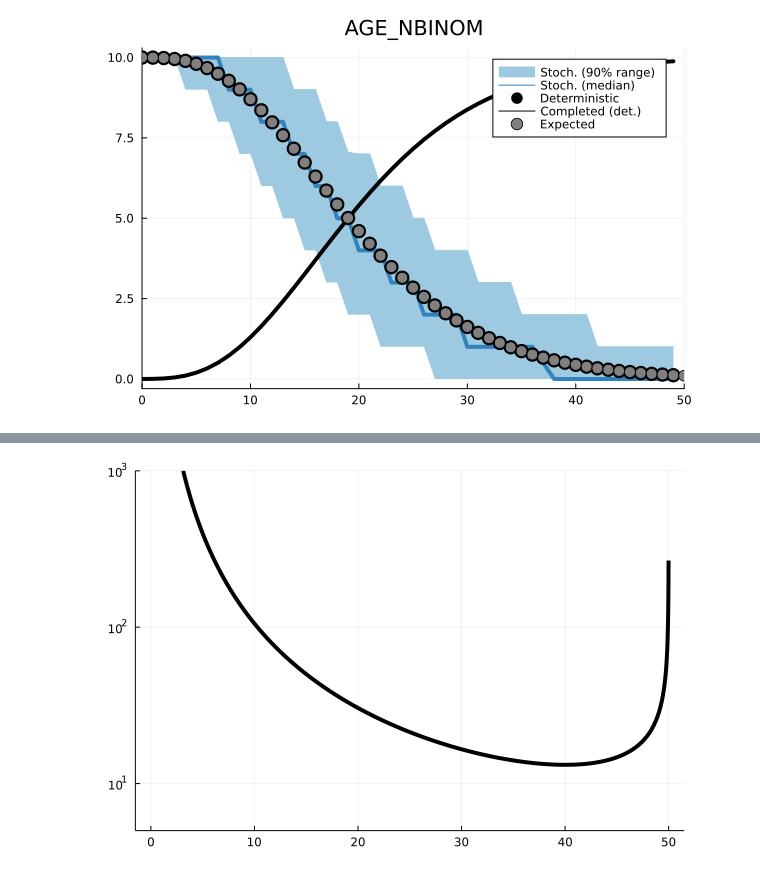
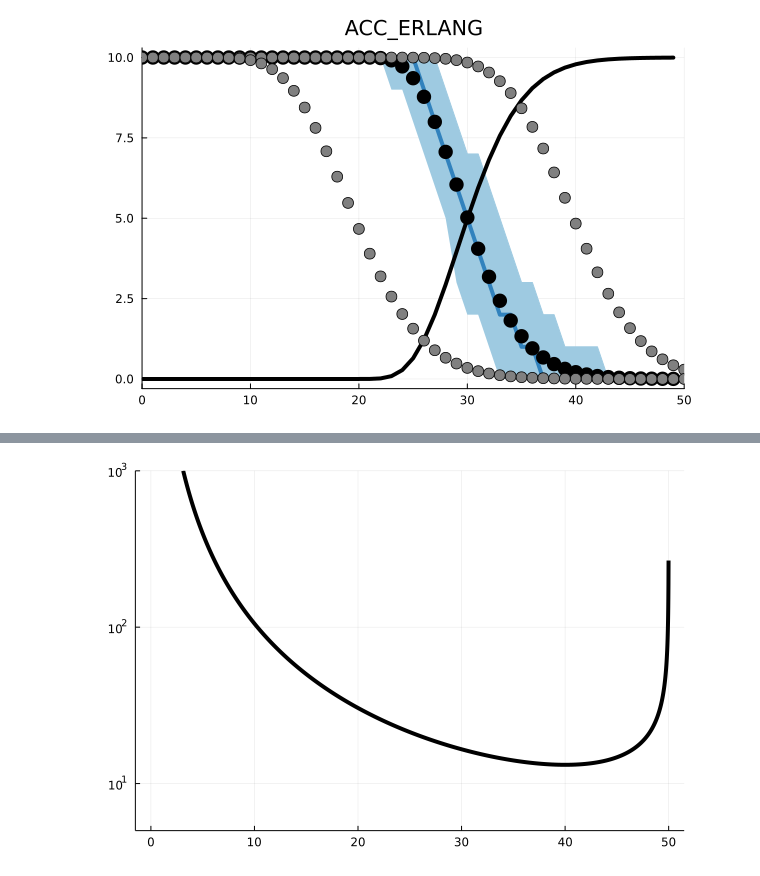
Before and after one commit to kerguler/Population, a Jupyter notebook: docs/examples/demo.ipynb, the cells around one changed output, grey strips where cells are left out. Saved outputs shown, nothing was run; the diff lists cells and outputs as text; code cells hidden in the pictures.

```diff
--- a/docs/examples/demo.ipynb
+++ b/docs/examples/demo.ipynb
@@ -5 +6,21 @@ using Distributions
 using LaTeXStrings
+# %%
+hazards = ["ACC_ERLANG", "ACC_PASCAL", "ACC_FIXED", "AGE_FIXED", "AGE_CONST", "AGE_GAMMA", "AGE_NBINOM"]
+
+outs = Dict()
+csv = readdlm("ex1/mat/out.csv", ',', Float64)
+for i in 1:7
+    out = csv[csv[:,1] .== i-1, [2,3,4,5]]
+    #
+    out_det = out[out[:,1] .== 0.0, [2,3,4]]
+    #
+    tmp = out[out[:,1] .!= 0.0, [2,3,4]]
+    tmp = reshape(tmp, (50, 1000, 3))
+    out_sto = vcat(tmp[1,1,1],quantile(tmp[1,:,2],[0.05,0.5,0.95]))
+    for i in 2:size(tmp)[1]
+        out_sto = hcat(out_sto, vcat(tmp[i,1,1],quantile(tmp[i,:,2],[0.05,0.5,0.95])))
+    end
+    out_sto = transpose(out_sto)
+    #
+    outs[hazards[i]] = Dict("out_det"=>out_det, "out_sto"=>out_sto)
+end
@@ -36,46 +100,42 @@ out_sto = transpose(out_sto)
 # %%
-N = 10.0
-devmn = 20.0
-devsd = 10.0
-xr = 0:50
+devmn = 40.0
+devmn2 = 20.0
+devsd = 5.0
 
-hazards = ["AGE_NBINOM"] #["ACC_ERLANG", "ACC_PASCAL", "ACC_FIXED", "AGE_FIXED", "AGE_CONST", "AGE_GAMMA", "AGE_NBINOM"]
+hazards = ["ACC_ERLANG", "ACC_FIXED", "AGE_FIXED", "AGE_GAMMA"]
 for hazard in hazards
     if hazard == "ACC_ERLANG"
-        theta = (devsd^2) / devmn
-        k = devmn / theta
-    elseif hazard == "ACC_PASCAL"
-        theta = devmn / (devsd^2)
-        k = devmn * theta / (1.0 - theta)
+        theta1 = (devsd^2) / devmn
+        k1 = devmn / theta1
+        theta2 = (devsd^2) / devmn2
+        k2 = devmn2 / theta2
     elseif hazard == "ACC_FIXED"
-        k = devmn
-        theta = 1.0
+        k1 = devmn
+        k2 = devmn2
     elseif hazard == "AGE_FIXED"
-        k = devmn
-        theta = 1.0
-    elseif hazard == "AGE_CONST"
-        k = 1.0
-        theta = 1.0/devmn
+        k1 = devmn
+        k2 = devmn2
     elseif hazard == "AGE_GAMMA"
-        theta = (devsd^2) / devmn
-        k = devmn / theta
-    elseif hazard == "AGE_NBINOM"
-        theta = devmn / (devsd^2)
-        k = devmn * theta / (1.0 - theta)
+        theta1 = (devsd^2) / devmn
+        k1 = devmn / theta1
+        theta2 = (devsd^2) / devmn2
+        k2 = devmn2 / theta2
     end
-    println(string("k=",k," theta=",theta))
-    plot(out_sto[:,1], out_sto[:,4], fillrange = out_sto[:,2], title=hazard, c="#9ecae1", label="Stoch. (90% range)")
-    plot!(out_sto[:,1], out_sto[:,3], lw=4, c="#3182bd", label="Stoch. (median)")
-    plot!(out_det[:,1], out_det[:,2], line = :scatter, c="black", ms=8, label="Deterministic")
-    plot!(out_det[:,1], cumsum(out_det[:,3]), c="black", lw=4, label="Completed (det.)")
+    out = outs[hazard]
+    out_det = out["out_det"]
+    out_sto = out["out_sto"]
+    plot(out_sto[:,1], out_sto[:,4], fillrange = out_sto[:,2], title=hazard, c="#9ecae1", label=:none)
+    plot!(out_sto[:,1], out_sto[:,3], lw=4, c="#3182bd", label=:none)
+    plot!(out_det[:,1], out_det[:,2], line = :scatter, c="black", ms=8, label=:none)
+    plot!(out_det[:,1], cumsum(out_det[:,3]), c="black", lw=4, label=:none)
     if hazard in ["ACC_ERLANG" "AGE_GAMMA"]
-        plot!(xr, N*(1.0 .- cdf(Gamma(k,theta),xr)), line= :scatter, c="gray", ms=6, label="Expected")
+        plot!(xr, N*(1.0 .- cdf(Gamma(k1,theta1),xr)), line= :scatter, c="gray", ms=6, label=:none)
+        plot!(xr, N*(1.0 .- cdf(Gamma(k2,theta2),xr)), line= :scatter, c="gray", ms=6, label=:none)
     elseif hazard in ["ACC_PASCAL" "AGE_NBINOM"]
-        plot!(xr, N*(1.0 .- cdf(NegativeBinomial(k,theta),xr .- 1)), line= :scatter, c="gray", ms=6, label="Expected")
-    elseif hazard in ["AGE_CONST"]
-        plot!(xr, [N*(1.0 .- cdf(Geometric(theta),x-1)) for x in xr], line= :scatter, c="gray", ms=6, label="Expected")
+        plot!(xr, N*(1.0 .- cdf(NegativeBinomial(k1,theta1),xr .- 1)), line= :scatter, c="gray", ms=6, label=:none)
+        plot!(xr, N*(1.0 .- cdf(NegativeBinomial(k2,theta2),xr .- 1)), line= :scatter, c="gray", ms=6, label=:none)
     end
     display(xlims!(0,50))
 end
 # %% [output]
-[figure, old version]
+[figure, new version]
```
Also changed, not shown: parts of 6 cells of this notebook, 8 other files.
